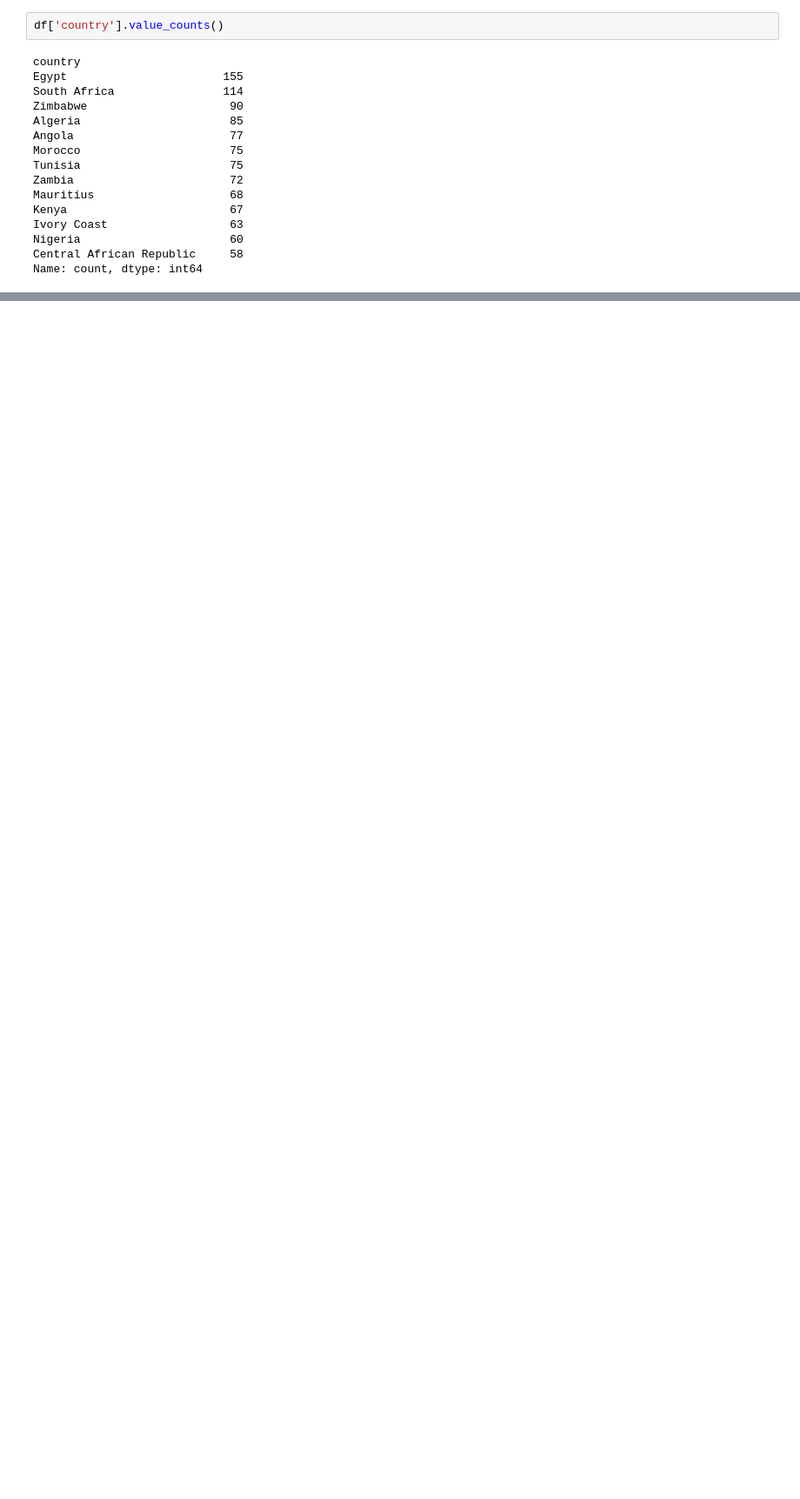
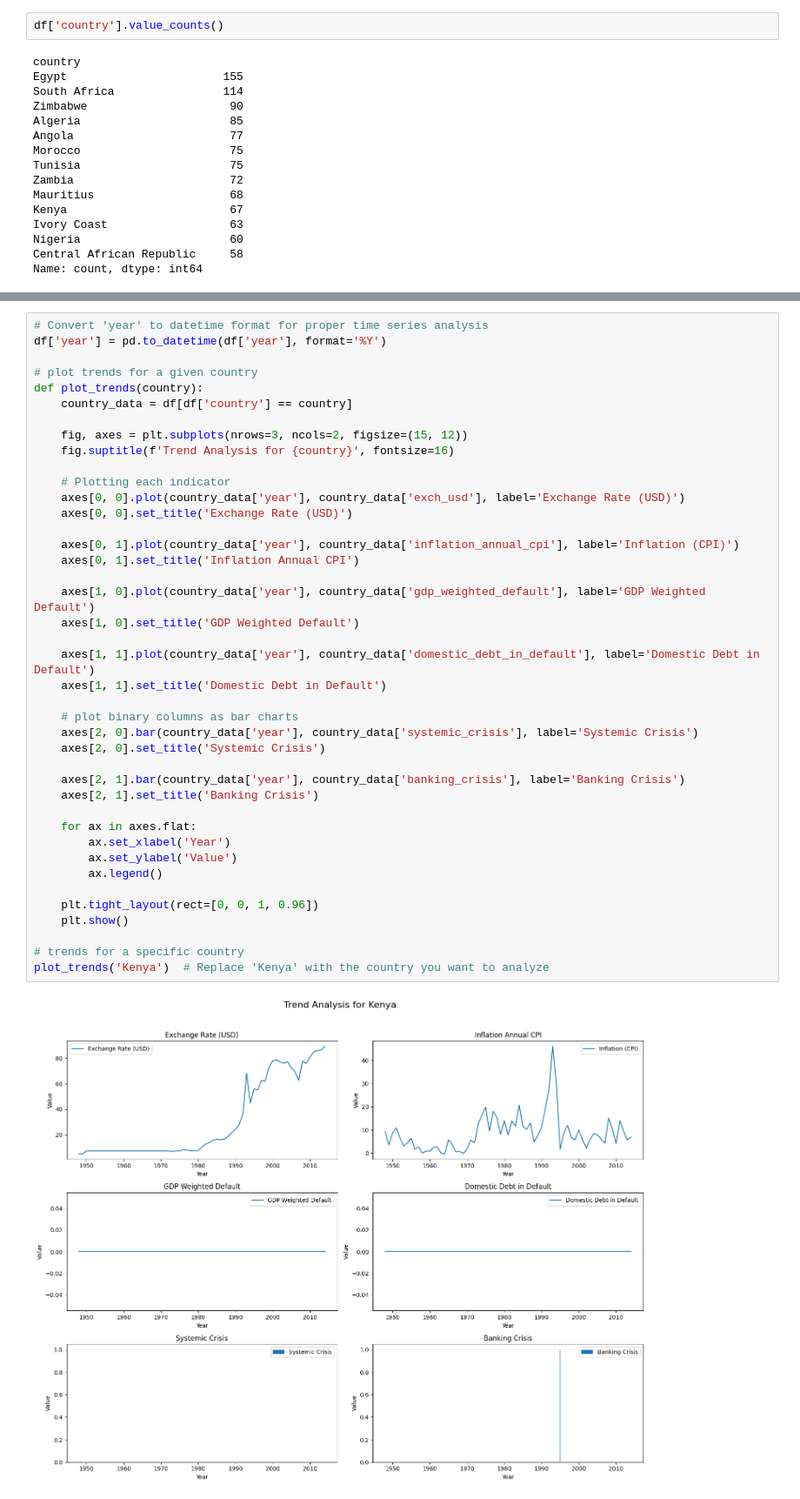
Before and after one commit to 0nserio/african_crises, a Jupyter notebook: africa-economic-banking-and-systemic-crisis-data.ipynb, the cells around one changed output, grey strips where cells are left out. Shown: that part at 87% size. Cells and saved outputs as stored; diff of their text form; blank space fills up the shorter version.

```diff
--- a/africa-economic-banking-and-systemic-crisis-data.ipynb
+++ b/africa-economic-banking-and-systemic-crisis-data.ipynb
@@ -137,0 +245,43 @@ Name: count, dtype: int64
+# %%
+# Convert 'year' to datetime format for proper time series analysis
+df['year'] = pd.to_datetime(df['year'], format='%Y')
+
+# plot trends for a given country
+def plot_trends(country):
+    country_data = df[df['country'] == country]
+
+    fig, axes = plt.subplots(nrows=3, ncols=2, figsize=(15, 12))
+    fig.suptitle(f'Trend Analysis for {country}', fontsize=16)
+
+    # Plotting each indicator
+    axes[0, 0].plot(country_data['year'], country_data['exch_usd'], label='Exchange Rate (USD)')
+    axes[0, 0].set_title('Exchange Rate (USD)')
+
+    axes[0, 1].plot(country_data['year'], country_data['inflation_annual_cpi'], label='Inflation (CPI)')
+    axes[0, 1].set_title('Inflation Annual CPI')
+
+    axes[1, 0].plot(country_data['year'], country_data['gdp_weighted_default'], label='GDP Weighted Default')
+    axes[1, 0].set_title('GDP Weighted Default')
+
+    axes[1, 1].plot(country_data['year'], country_data['domestic_debt_in_default'], label='Domestic Debt in Default')
+    axes[1, 1].set_title('Domestic Debt in Default')
+
+    # plot binary columns as bar charts
+    axes[2, 0].bar(country_data['year'], country_data['systemic_crisis'], label='Systemic Crisis')
+    axes[2, 0].set_title('Systemic Crisis')
+
+    axes[2, 1].bar(country_data['year'], country_data['banking_crisis'], label='Banking Crisis')
+    axes[2, 1].set_title('Banking Crisis')
+
+    for ax in axes.flat:
+        ax.set_xlabel('Year')
+        ax.set_ylabel('Value')
+        ax.legend()
+
+    plt.tight_layout(rect=[0, 0, 1, 0.96])
+    plt.show()
+
+# trends for a specific country
+plot_trends('Kenya')  # Replace 'Kenya' with the country you want to analyze
+# %% [output]
+[figure, added]
```
Also changed, not shown: parts of 13 cells of this notebook.
